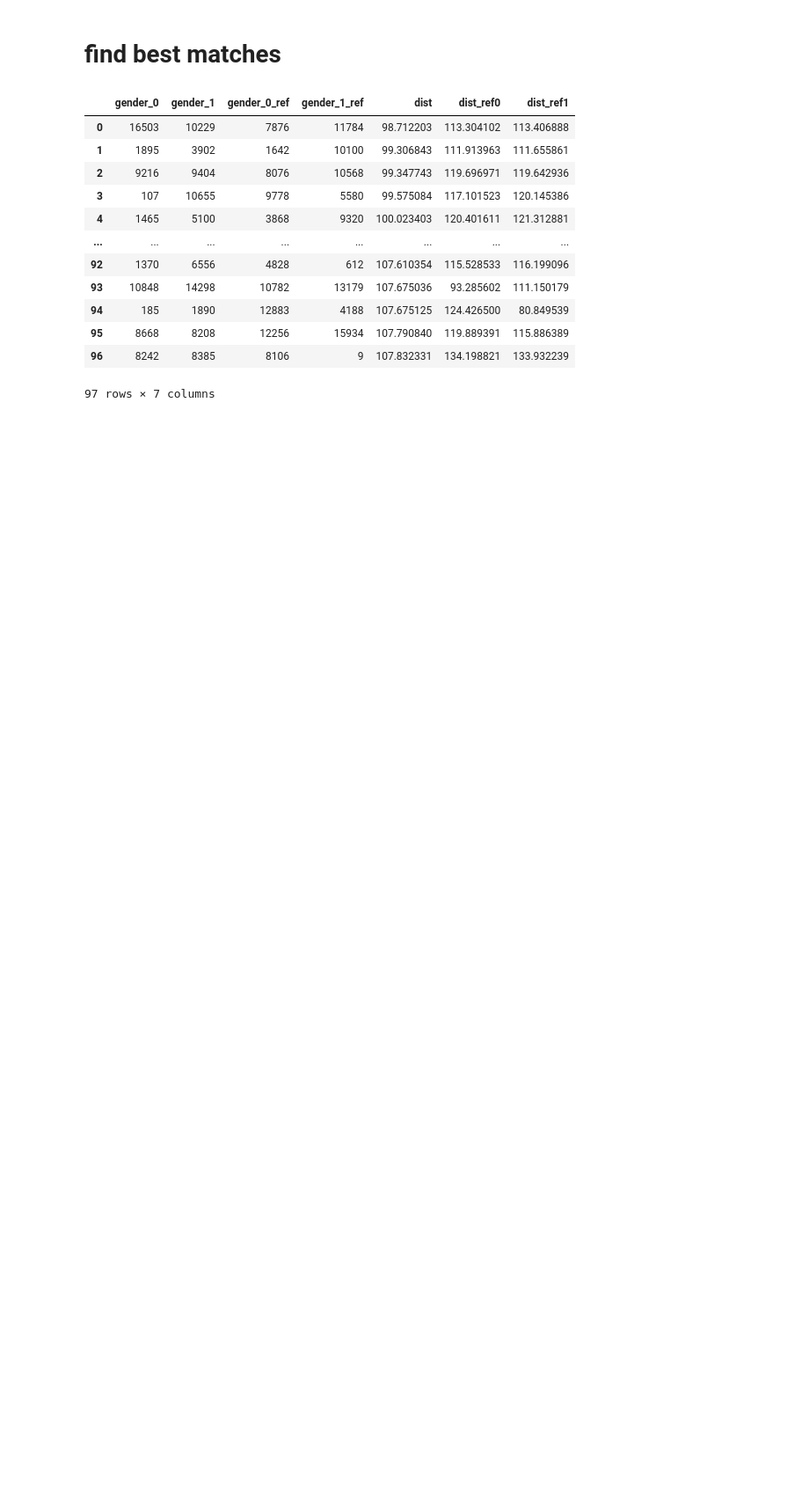
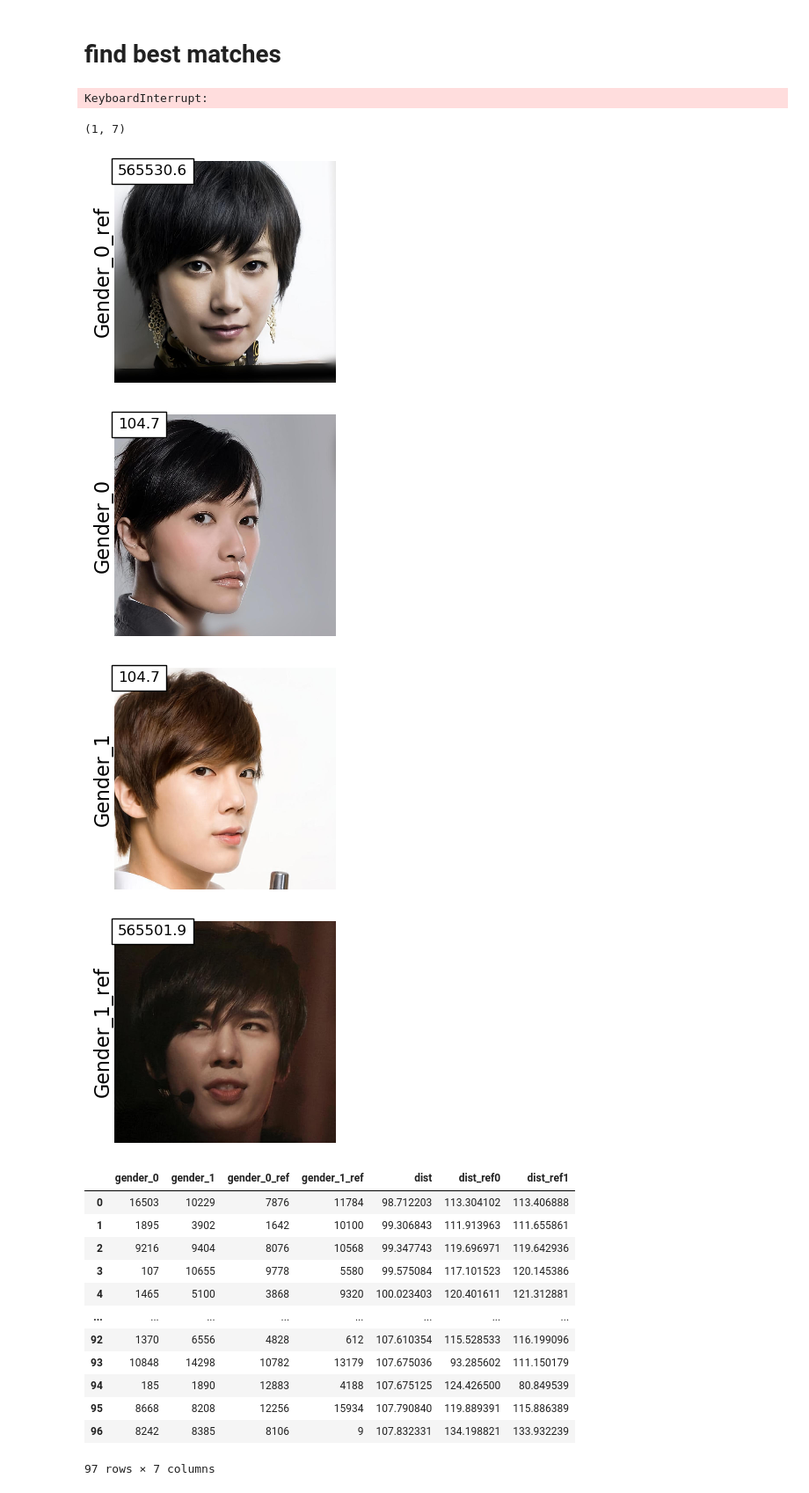
Before and after one commit to csinva/matching-with-gans, a Jupyter notebook: matching_benchmarking/14_matching_constrained.ipynb, the cells around one changed output. Shown at 88% size. Drawn from its saved outputs; the diff is of its cells as text; code cells hidden in the pictures; blank space fills up the shorter version.

```diff
--- a/matching_benchmarking/14_matching_constrained.ipynb
+++ b/matching_benchmarking/14_matching_constrained.ipynb
@@ -42,7 +46,7 @@ the pairs should change only one attribute at a time (but we may vary 2 to make
 
 
 # specify dists for matching
-dists_match_name = 'facial'
+dists_match_name = 'gan_constrained'
 if dists_match_name == 'facial':
     dists_match = dists_facial
 elif dists_match_name == 'gan':
@@ -50,7 +54,7 @@ elif dists_match_name == 'gan':
 elif dists_match_name == 'gan_constrained':
     dists_match = dists_gan + (dists_facial > 0.6) * 1e3 # constraint for missclassificaiton
 
-dists_ref = dists_gan
+dists_ref = dists_vgg
 n = dists_match.shape[0]
 assert df.shape[0] == n, 'df shapes must match'
 assert dists_ref.shape[0] == n, 'ref shapes must match'
@@ -63,7 +67,7 @@ attrs_to_vary = ['gender'] #Race=black'] # Eyeglasses, gender, 'Race=black'
 # specify constraint for reference
 def apply_reference_constraints(d):
     REFERENCE_CONSTRAINTS = {
-        'Eyeglasses': 0, # default should be no Eyeglasses
+        'eyeglasses': 0, # default should be no Eyeglasses
     }
     for k in REFERENCE_CONSTRAINTS.keys():
         d = d[d[k] == REFERENCE_CONSTRAINTS[k]]
@@ -105,7 +109,7 @@ idxs_orig = get_idxs_satisfying_reference_constraints(df, n, dists_match, dists_
 print('total ims', n, 'selectable ims', np.sum(idxs_orig))
 print('total ids', df.id.unique().size, 'selectable ids', df[idxs_orig].id.unique().size)
 # %%
-NUM_MATCHES = 1000
+NUM_MATCHES = 3
 # find allowed indices for each group
 subgroups = {}
 for a in attrs_to_vary:
@@ -115,7 +119,6 @@ for a in attrs_to_vary:
 matches = {}
 matches_skipped = []
 pairwise_constraints = np.zeros((n, n)).astype(bool) # extra constraints for matching
-
 
 
 for match_num in tqdm(range(NUM_MATCHES)):
@@ -208,5 +211,5 @@ for match_num in tqdm(range(NUM_MATCHES)):
             subgroups[s0][idxs_to_remove] = False
             subgroups[s1][idxs_to_remove] = False
 #         print(matches, matches_skipped)
-matches = pd.DataFrame.from_dict(matches).infer_objects()
-matches.to_pickle(f'processed/14_matches_{attrs_to_vary[0]}_{matches.shape[0]}_{dists_match_name}.pkl')
+# %% [output]
+KeyboardInterrupt:
@@ -213,32 +219,41 @@ matches.to_pickle(f'processed/14_matches_{attrs_to_vary[0]}_{matches.shape[0]}_{
+# %%
+matches.shape
+# %% [output]
+(1, 7)
 # %%
-matches = pd.read_pickle(f'processed/14_matches_{attrs_to_vary[0]}_{matches.shape[0]}')
+matches = pd.read_pickle(f'processed/14_matches_{attrs_to_vary[0]}_{matches.shape[0]}_{dists_match_name}.pkl')
 def get_im_from_match_key(k, match):
     d = df.iloc[int(match[k])]
     return mpimg.imread(oj(DIR_IMS, d.fname_final))
 
 for a in attrs_to_vary:
     ks = [f'{a}_0_ref', f'{a}_0', f'{a}_1', f'{a}_1_ref']
     r = {
         k: [] for k in ks
     }
     dist_keys = {
         f'{a}_0': 'dist',
         f'{a}_1': 'dist',
         f'{a}_0_ref': 'dist_ref0',
         f'{a}_1_ref': 'dist_ref1'
     }
 
     for i, match in tqdm(matches.iterrows()):
         for k in r.keys():
             r[k].append(get_im_from_match_key(k, match))
 
     kwargs = {
         'dpi': 150
     }
     for i, k in enumerate(ks):
         util.plot_row(r[k], annot_list=matches[dist_keys[k]].round(1),
                       ylab=k.capitalize())
         plt.savefig(f'results/{k}.png', **kwargs)
+# %% [output]
+[figure, added]
+[figure, added]
+[figure, added]
+[figure, added]
 # %%
 matches
 # %% [output]
```
Also changed, not shown: parts of 2 cells of this notebook, 4 other files.
